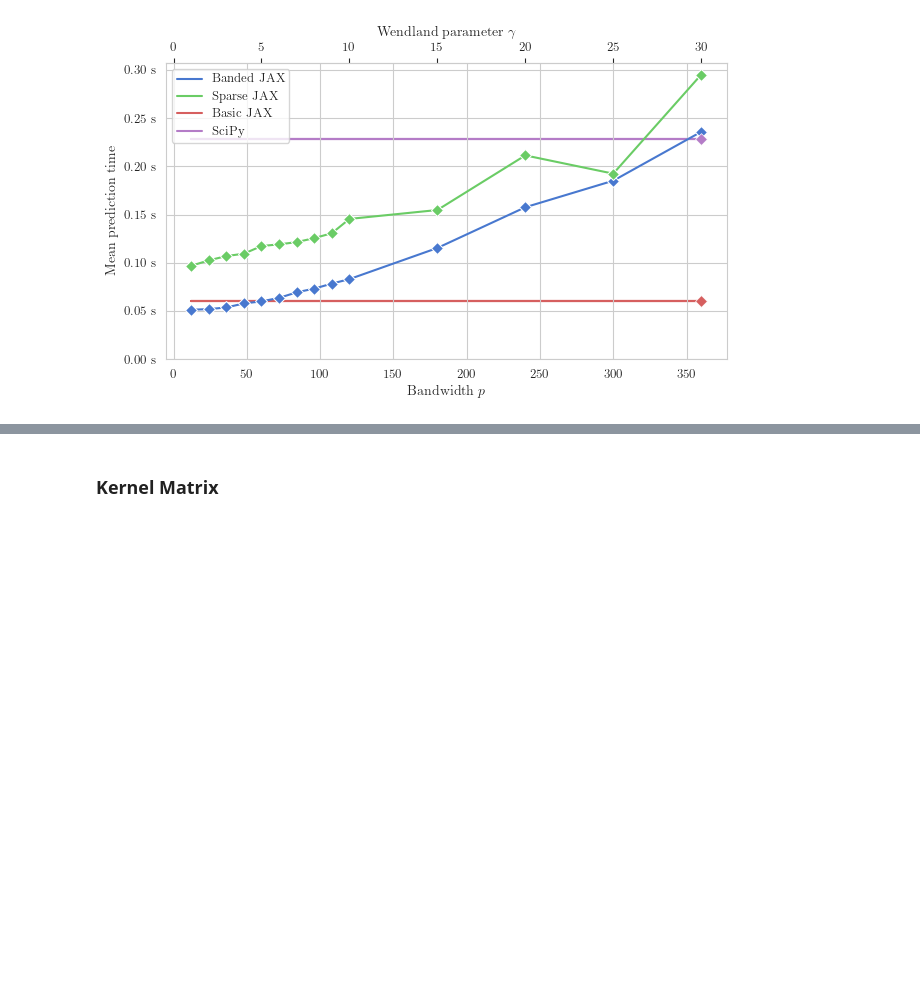
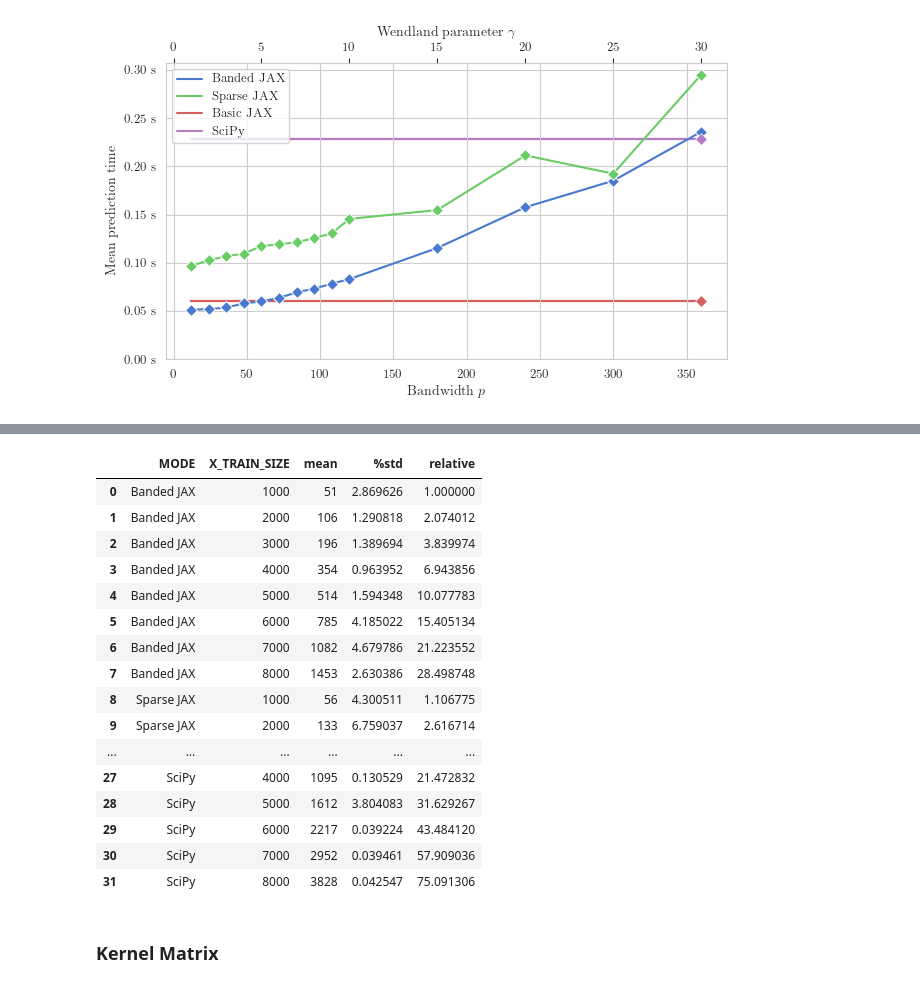
Before and after one commit to ItsNiklas/sparse-gaussian-processes, a Jupyter notebook: plots.ipynb, the cells around one changed output, grey strips where cells are left out. Drawn from its saved outputs; the diff is of its cells as text; code cells hidden in the pictures; blank space fills up the shorter version.

```diff
--- a/plots.ipynb
+++ b/plots.ipynb
@@ -164,3 +166,24 @@ fig.savefig('dendrobench.pdf', format='pdf', bbox_inches='tight')
+# %%
+df['mean'] = df['mean'].round().astype(int)
+df
+# %% [output]
+|  | MODE | X_TRAIN_SIZE | mean | %std | relative |
+| 0 | Banded JAX | 1000 | 51 | 2.869626 | 1.000000 |
+| 1 | Banded JAX | 2000 | 106 | 1.290818 | 2.074012 |
+| 2 | Banded JAX | 3000 | 196 | 1.389694 | 3.839974 |
+| 3 | Banded JAX | 4000 | 354 | 0.963952 | 6.943856 |
+| 4 | Banded JAX | 5000 | 514 | 1.594348 | 10.077783 |
+| 5 | Banded JAX | 6000 | 785 | 4.185022 | 15.405134 |
+| 6 | Banded JAX | 7000 | 1082 | 4.679786 | 21.223552 |
+| 7 | Banded JAX | 8000 | 1453 | 2.630386 | 28.498748 |
+| 8 | Sparse JAX | 1000 | 56 | 4.300511 | 1.106775 |
+| 9 | Sparse JAX | 2000 | 133 | 6.759037 | 2.616714 |
+| ... | ... | ... | ... | ... | ... |
+| 27 | SciPy | 4000 | 1095 | 0.130529 | 21.472832 |
+| 28 | SciPy | 5000 | 1612 | 3.804083 | 31.629267 |
+| 29 | SciPy | 6000 | 2217 | 0.039224 | 43.484120 |
+| 30 | SciPy | 7000 | 2952 | 0.039461 | 57.909036 |
+| 31 | SciPy | 8000 | 3828 | 0.042547 | 75.091306 |
 # %% [markdown]
 ### Kernel Matrix
 # %%
```
Also changed, not shown: parts of 6 cells of this notebook, 1 other file.
